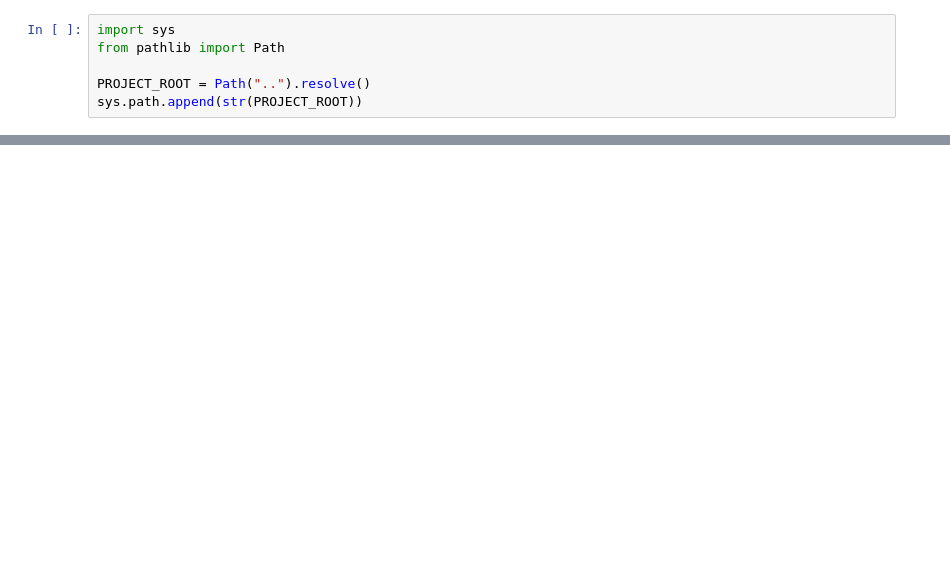
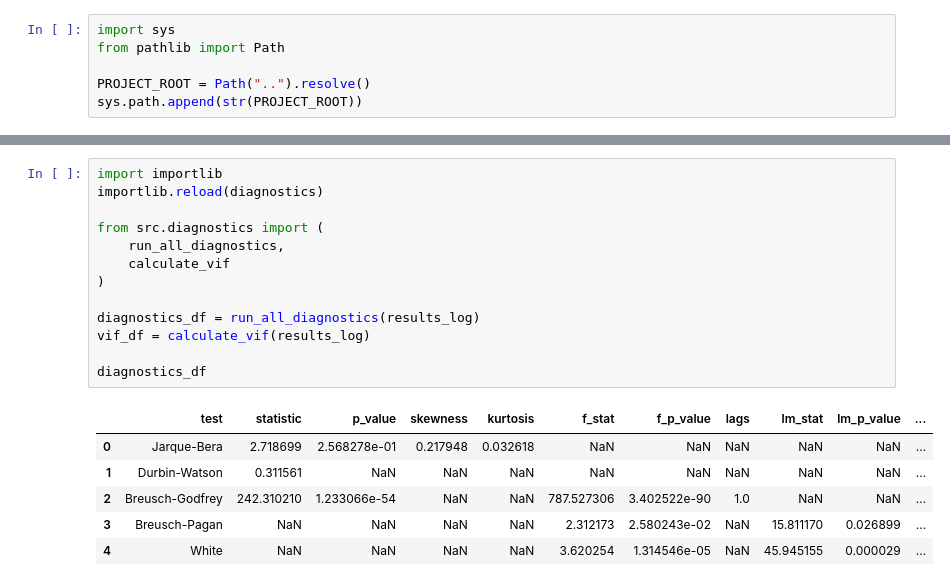
Before and after one commit to AlmyrGodoy/energy_demand_brazil, a Jupyter notebook: notebooks/04_estimation.ipynb, the cells around one changed output, grey strips where cells are left out. Cells and saved outputs as stored; diff of their text form; blank space fills up the shorter version.

```diff
--- a/notebooks/04_estimation.ipynb
+++ b/notebooks/04_estimation.ipynb
@@ -46,0 +109,20 @@ strong multicollinearity or other numerical problems.
+# %%
+import importlib
+importlib.reload(diagnostics)
+
+from src.diagnostics import (
+    run_all_diagnostics,
+    calculate_vif
+)
+
+diagnostics_df = run_all_diagnostics(results_log)
+vif_df = calculate_vif(results_log)
+
+diagnostics_df
+# %% [output]
+|  | test | statistic | p_value | skewness | kurtosis | f_stat | f_p_value | lags | lm_stat | lm_p_value | ... |
+| 0 | Jarque-Bera | 2.718699 | 2.568278e-01 | 0.217948 | 0.032618 | NaN | NaN | NaN | NaN | NaN | ... |
+| 1 | Durbin-Watson | 0.311561 | NaN | NaN | NaN | NaN | NaN | NaN | NaN | NaN | ... |
+| 2 | Breusch-Godfrey | 242.310210 | 1.233066e-54 | NaN | NaN | 787.527306 | 3.402522e-90 | 1.0 | NaN | NaN | ... |
+| 3 | Breusch-Pagan | NaN | NaN | NaN | NaN | 2.312173 | 2.580243e-02 | NaN | 15.811170 | 0.026899 | ... |
+| 4 | White | NaN | NaN | NaN | NaN | 3.620254 | 1.314546e-05 | NaN | 45.945155 | 0.000029 | ... |
```
Also changed, not shown: parts of 11 cells of this notebook, 3 other files.
